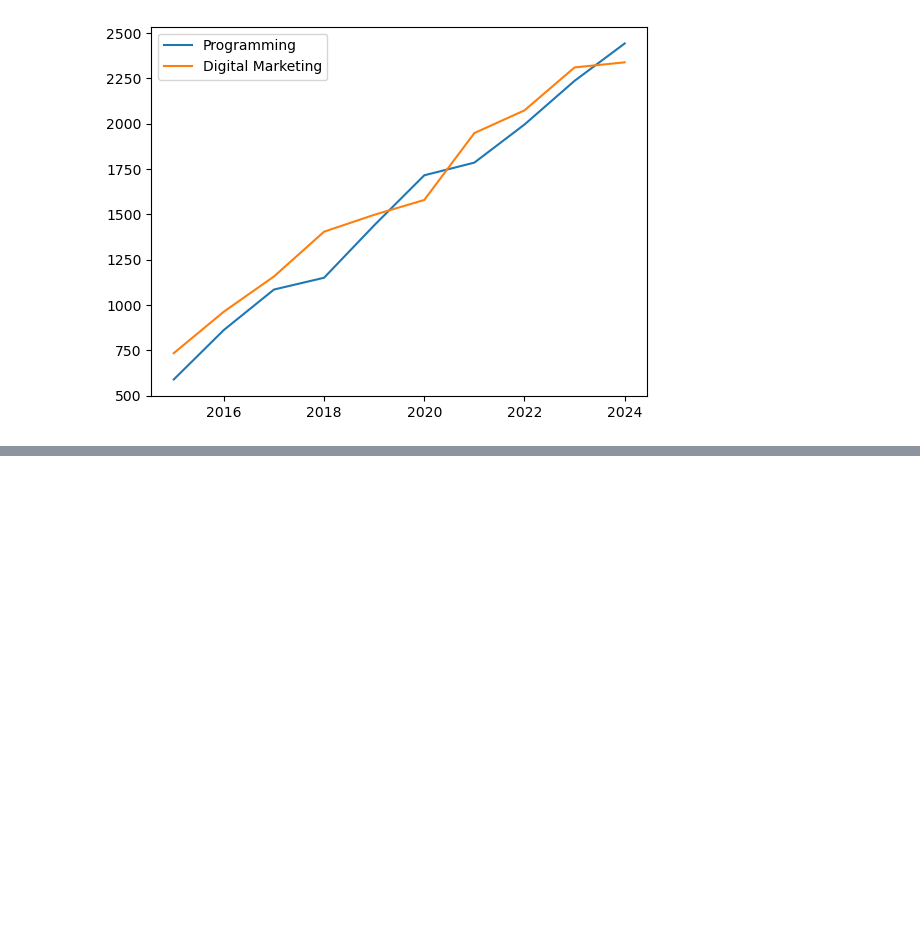
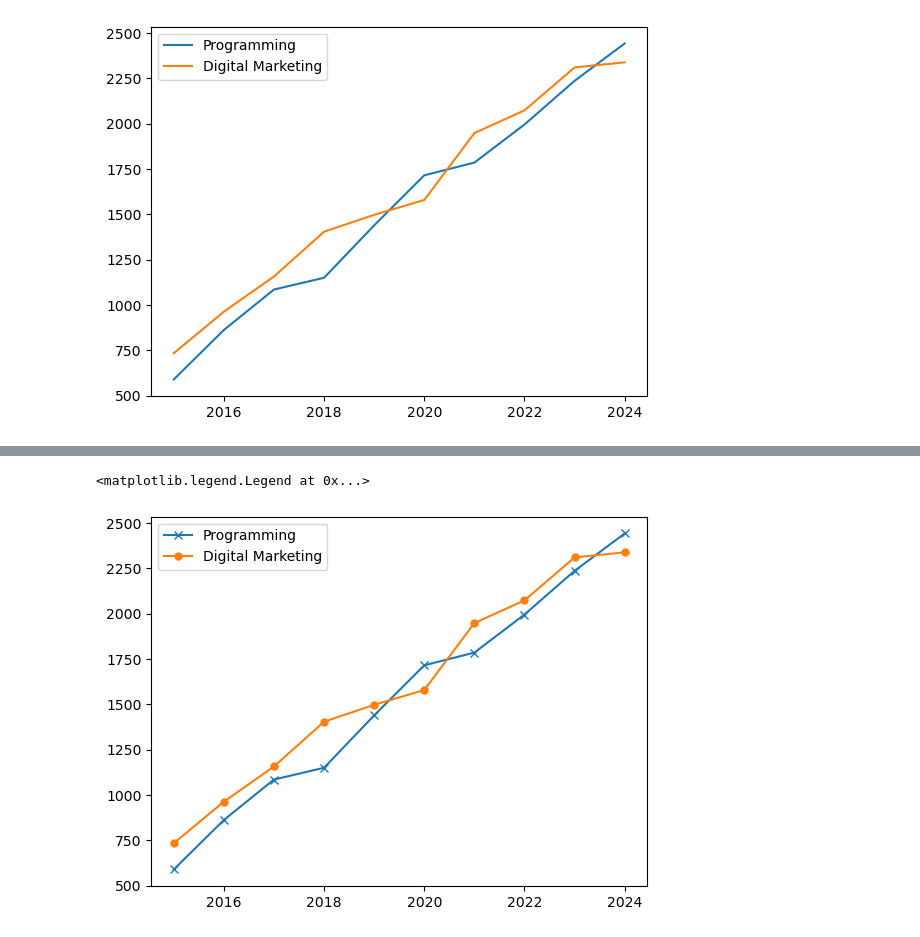
Before and after one commit to rabeyanoor/AI-ML, a Jupyter notebook: Week-4/Module_15.ipynb, the cells around one changed output, grey strips where cells are left out. Drawn from its saved outputs; the diff is of its cells as text; code cells hidden in the pictures; blank space fills up the shorter version.

```diff
--- a/Week-4/Module_15.ipynb
+++ b/Week-4/Module_15.ipynb
@@ -148,0 +164,10 @@ plt.legend(loc='best')
+# %%
+# adding marker
+
+plt.plot(df['Year'],df['Programming'],label='Programming', marker='x')
+plt.plot(df['Year'],df['Digital Marketing'],label='Digital Marketing',marker='o',markersize='5')
+
+plt.legend()
+# %% [output]
+<matplotlib.legend.Legend at 0x...>
+[figure, added]
```
Also changed, not shown: parts of 3 cells of this notebook.
